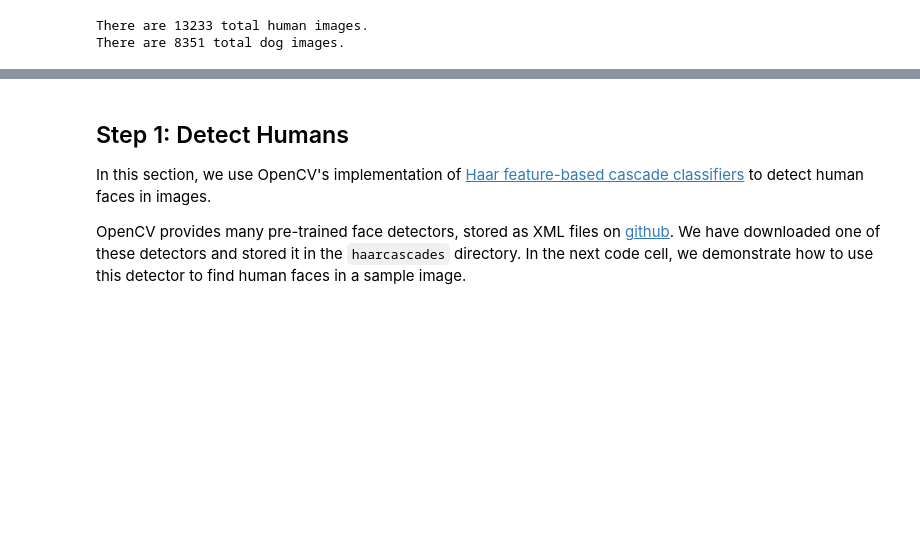
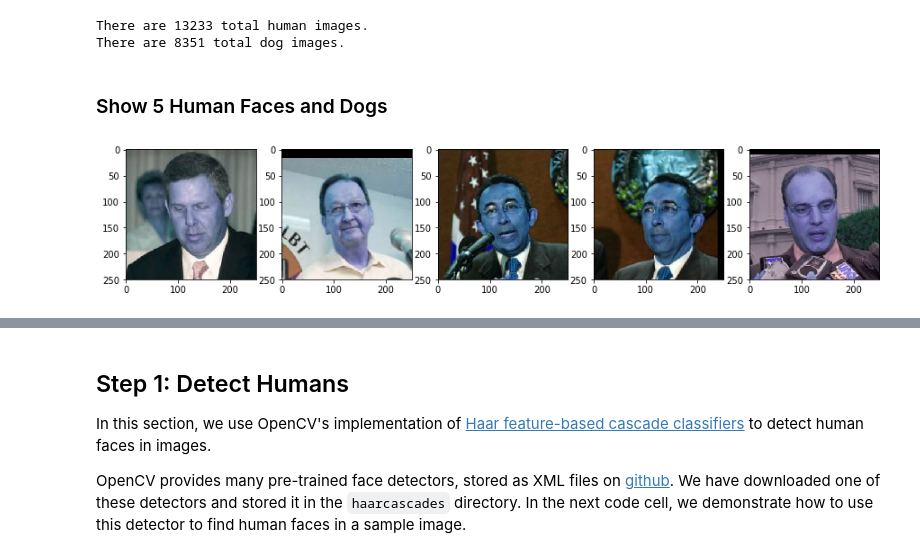
Before and after one commit to mstolin/ML-Engineer-Capstone, a Jupyter notebook: dog_app.ipynb, the cells around one changed output, grey strips where cells are left out. Saved outputs shown, nothing was run; the diff lists cells and outputs as text; code cells hidden in the pictures; blank space fills up the shorter version.

```diff
--- a/dog_app.ipynb
+++ b/dog_app.ipynb
@@ -66,0 +70,11 @@ There are 8351 total dog images.
+# %% [markdown]
+### Show 5 Human Faces and Dogs
+# %%
+import cv2
+
+fig, axs = plt.subplots(1, 5, figsize=(15,15))
+
+for index, ax in enumerate(axs):
+    ax.imshow(cv2.imread(human_files[index]))
+# %% [output]
+[figure, added]
```
Also changed, not shown: parts of 18 cells of this notebook.
